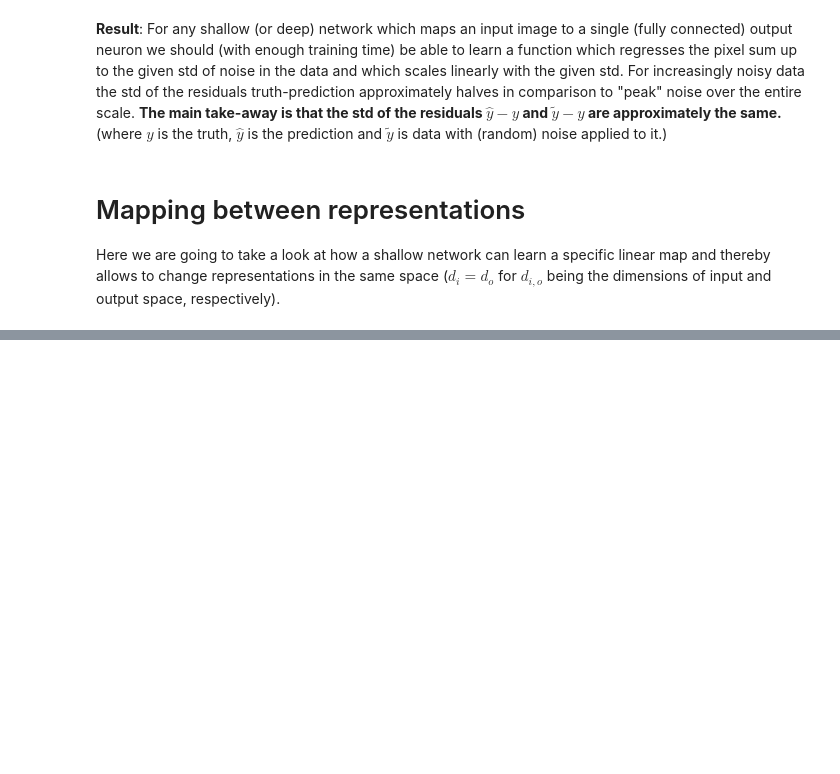
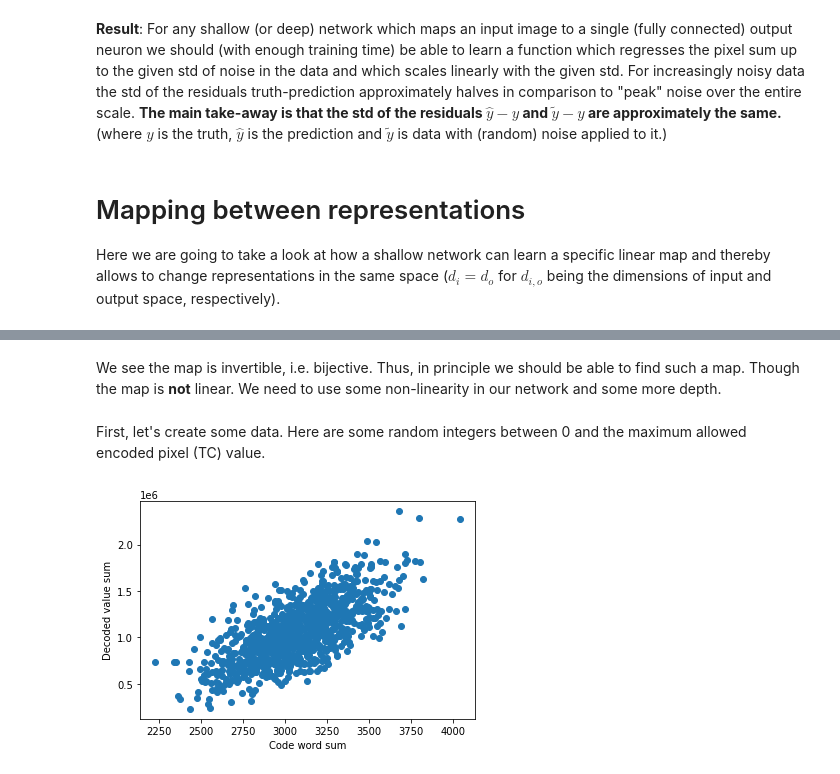
Before and after one commit to dpwinter/random_stuff, a Jupyter notebook: regressing_noisy_data.ipynb, the cells around one changed output, grey strips where cells are left out. Cells and saved outputs as stored; diff of their text form; code cells hidden in the pictures; blank space fills up the shorter version.

```diff
--- a/regressing_noisy_data.ipynb
+++ b/regressing_noisy_data.ipynb
@@ -185,0 +248,17 @@ Here we are going to take a look at how a shallow network can learn a specific l
+# %% [markdown]
+We see the map is invertible, i.e. bijective. Thus, in principle we should be able to find such a map. Though the map is **not** linear. We need to use some non-linearity in our network and some more depth.
+# %% [markdown]
+First, let's create some data. Here are some random integers between 0 and the maximum allowed encoded pixel (TC) value.
+# %%
+# Let's see how increasingly noisy data is decoded.
+W = 7 # side length (width) of images
+N = 1000 # no. samples
+encoded_data = np.random.randint(0, max_TCcode, size=(N,W,W))
+encoded_truth = np.sum(encoded_data, axis=(1,2))
+decoded_data = decode(encoded_data)
+decoded_truth = np.sum(decoded_data, axis=(1,2))
+plt.plot(encoded_truth, decoded_truth, 'o')
+plt.xlabel('Code word sum');
+plt.ylabel('Decoded value sum');
+# %% [output]
+[figure, added]
```
Also changed, not shown: parts of 37 cells of this notebook.
